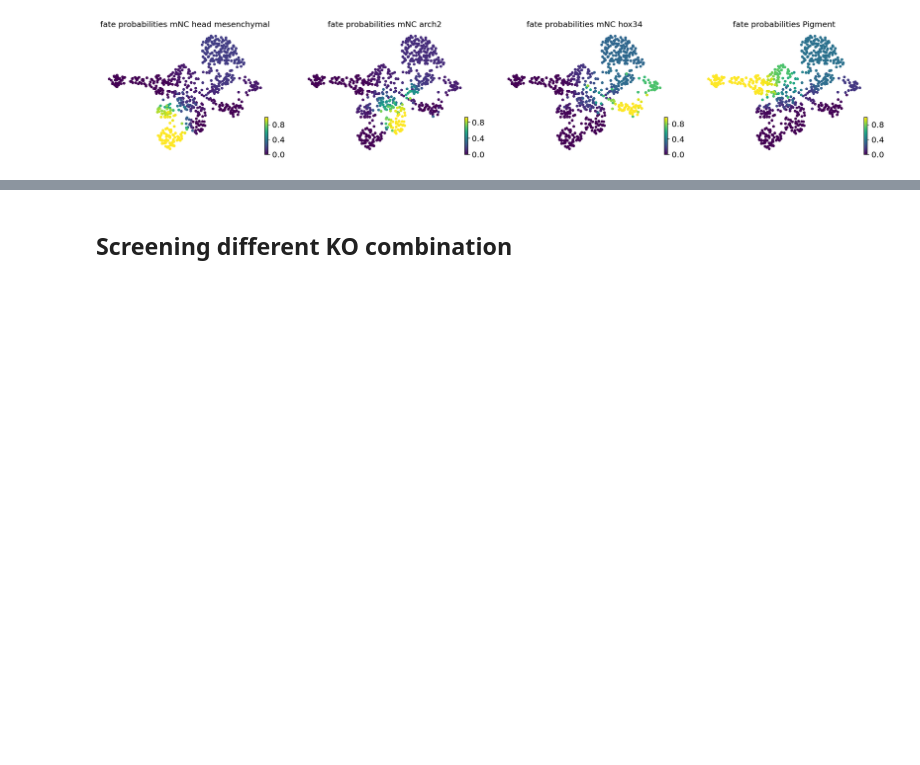
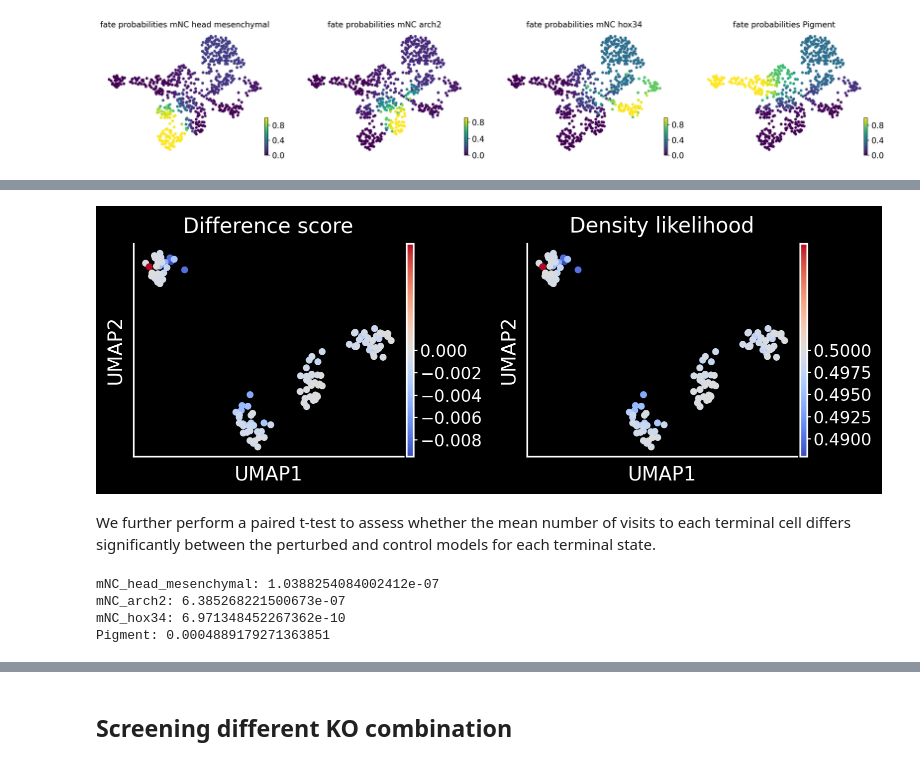
Before and after one commit to yifanchn/regvelo, a Jupyter notebook: docs/tutorials/zebrafish/tutorial.ipynb, the cells around one changed output, grey strips where cells are left out. Drawn from its saved outputs; the diff is of its cells as text; code cells hidden in the pictures; blank space fills up the shorter version.

```diff
--- a/docs/tutorials/zebrafish/tutorial.ipynb
+++ b/docs/tutorials/zebrafish/tutorial.ipynb
@@ -248,0 +383,63 @@ with mplscience.style_context():
+# %%
+with mplscience.style_context():
+    plt.style.use('dark_background')
+    fig, axes = plt.subplots(1, 2, figsize=(8, 3))
+
+    for ax in axes:
+        fig.patch.set_facecolor('black')
+        ax.set_facecolor('black')
+
+    sc.pl.umap(
+        adata_plot,
+        ax=axes[0],
+        color=["visits_diff_step"],
+        cmap="coolwarm",
+        vcenter = 0,
+        show=False,
+        s = 100
+    )
+    axes[0].set_title("Difference score")
+
+    sc.pl.umap(
+        adata_plot,
+        ax=axes[1],
+        color=["visits_diff_sigmoid_step"],
+        cmap="coolwarm",
+        vcenter = 0.5,
+        show=False,
+        s=100
+    )
+    axes[1].set_title("Density likelihood")
+
+    plt.tight_layout()
+    plt.show()
+# %% [output]
+[figure, added]
+# %% [markdown]
+We further perform a paired t-test to assess whether the mean number of visits to each terminal cell differs significantly between the perturbed and control models for each terminal state.
+# %%
+data = []
+palette_rel = []
+
+for ts in TERMINAL_STATE:
+    terminal_indices_sub = np.where(adata.obs["term_states_fwd"].isin([ts]))[0]
+    arrivals = adata.obs["visits_stepwise"].iloc[terminal_indices_sub]
+    arrivals_p = adata_perturb.obs["visits_stepwise"].iloc[terminal_indices_sub]
+
+    values = adata.obs["visits_diff_sigmoid_step"].iloc[terminal_indices_sub]
+    subgroups = [ts]*(len(arrivals))
+
+    for val, subgrp in zip(values, subgroups):
+        data.append({"Value": val, "Group": subgrp})
+
+    t_stat, p_value = ttest_rel(arrivals_p, arrivals)
+    significance = rgv.pl.get_significance(p_value)
+    print(f"{ts}: {p_value}")
+    palette_rel.append(SIGNIFICANCE_PALETTE[significance])
+
+df = pd.DataFrame(data)
+# %% [output]
+mNC_head_mesenchymal: 1.0388254084002412e-07
+mNC_arch2: 6.385268221500673e-07
+mNC_hox34: 6.971348452267362e-10
+Pigment: 0.0004889179271363851
```
Also changed, not shown: parts of 77 cells of this notebook, 6 other files.
